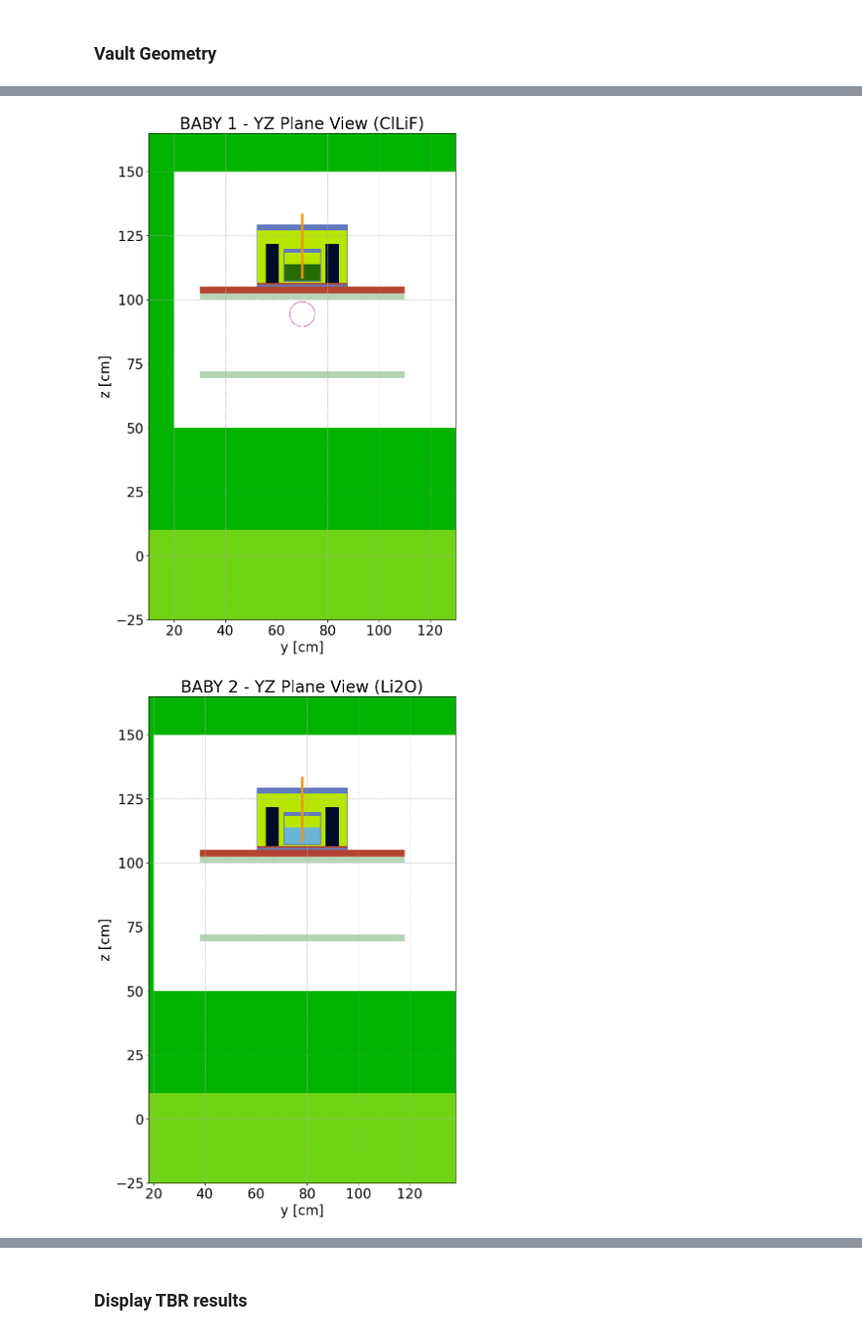
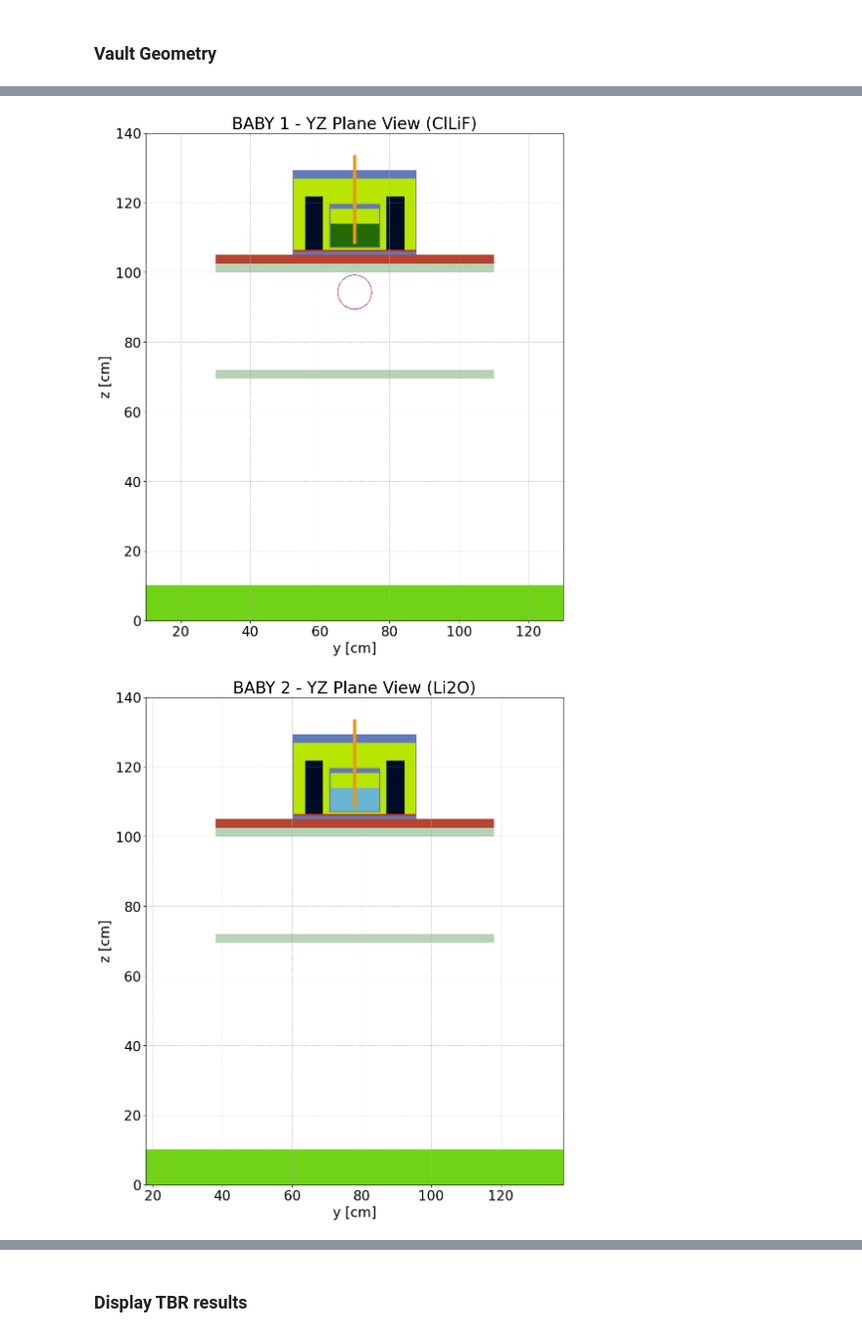
Before and after one commit to rossmacdonald98/Nursery_layout, a Jupyter notebook: analysis/neutron/postprocessing.ipynb, the cells around one changed output, grey strips where cells are left out. Shown at 98% size. Cells and saved outputs as stored; diff of their text form; code cells hidden in the pictures.

Commit message:
Graphs to have the same y-axis scales.

```diff
--- a/analysis/neutron/postprocessing.ipynb
+++ b/analysis/neutron/postprocessing.ipynb
@@ -38,7 +38,7 @@ Found 9 wall cells in the model.
 # %%
 # Visualization
 from openmc_model_vault import air, baby_positions, breeders, baby_heights
-from libra_toolbox.neutronics.vault import Air
+from vault_modified import Air
 
 # Calculate midpoint position (center of bounding box)
 min_xy = np.min(baby_positions, axis=0)
@@ -57,15 +57,29 @@ ax = geometry.plot(
 
 # Add breeder material labels under each BABY
 for (bx, by), breeder in zip(baby_positions, breeders):
+    # breeder material label
     ax.text(
-        bx, by - 20,  # Adjust -20 as needed for spacing
+        bx, by - 25,  # Adjust -20 as needed for spacing
         breeder,
         color='black',
-        fontsize=8,
+        fontsize=10,
         ha='center',
         va='top',
         bbox=dict(facecolor='white', alpha=0.7, edgecolor='none', pad=1)
     )
+
+for i, (bx, by) in enumerate(baby_positions):
+    # BABY number label
+    ax.text(
+        bx - 60, by,  # adjust the offset as needed
+        f"{i+1}",
+        color='black',
+        fontsize=10,
+        ha='left',
+        va='center',
+        bbox=dict(facecolor='white', alpha=0.7, edgecolor='none', pad=2)
+    )
+
 
 ax.tick_params(axis="both", labelsize=20)
 ax.set_xlabel(ax.get_xlabel(), fontsize=20)
@@ -111,20 +125,20 @@ plt.show()
 # %%
 for i, (x_c, y_c) in enumerate(baby_positions):
     ax = geometry.plot(
-        width=(120, (z_c + 40)),
+        width=(120, (baby_heights[0] + 40)),
         origin=(x_c, y_c, (baby_heights[0] + 40)/2),
         pixels=(1000, 1000),
         basis="yz",
         color_by="material",
         colors={Air: "white", air: "white"},
     )
     ax.tick_params(axis="both", labelsize=20)
     ax.set_xlabel(ax.get_xlabel(), fontsize=20)
     ax.set_ylabel(ax.get_ylabel(), fontsize=20)
     ax.set_title(f"BABY {i+1} - YZ Plane View ({breeders[i]})", fontsize=24)
 
     plt.grid(visible=True, which='both', linestyle='--', linewidth=0.5)  # Add gridlines
     plt.show()
 # %% [output]
-[figure, old version]
+[figure, new version]
-[figure, old version]
+[figure, new version]
```
Also changed, not shown: parts of 6 cells of this notebook, 1 other file.
